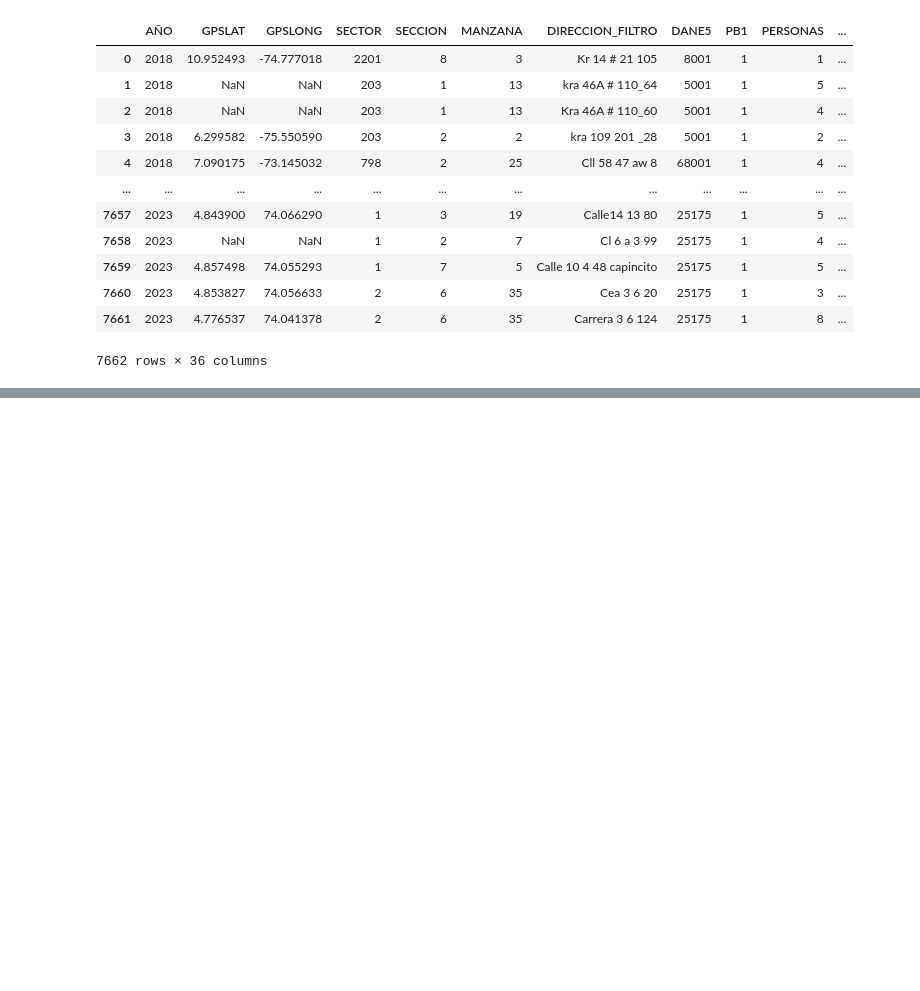
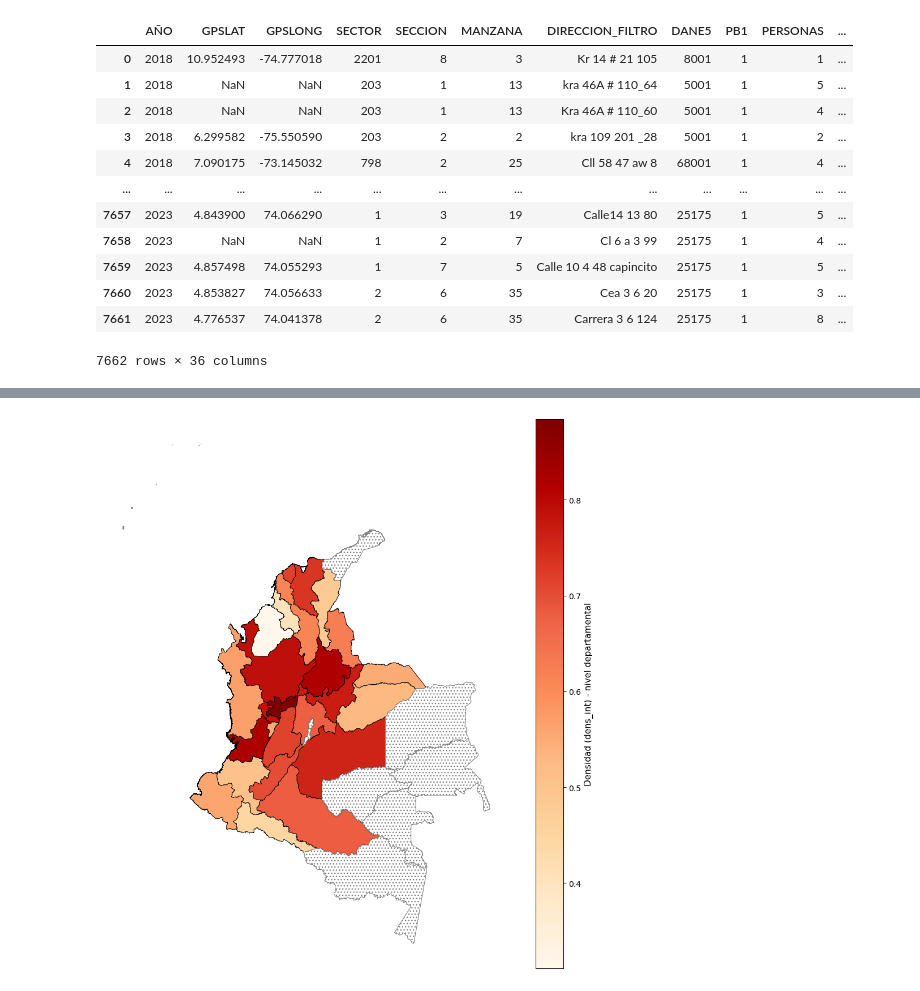
Before and after one commit to Contrerasjosed1/Proyecto_analytics, a Jupyter notebook: notebooks/01_exploracion.ipynb, the cells around one changed output, grey strips where cells are left out. Cells and saved outputs as stored; diff of their text form; code cells hidden in the pictures; blank space fills up the shorter version.

```diff
--- a/notebooks/01_exploracion.ipynb
+++ b/notebooks/01_exploracion.ipynb
@@ -551,0 +505,62 @@ plt.show()
+# %%
+
+# --- 1) Cargar shapes ---
+gdf_mpio = gpd.read_file("../Geografia Colombia/gadm41_COL_shp/gadm41_COL_2.shp")  # municipios
+gdf_dpto = gpd.read_file("../Geografia Colombia/gadm41_COL_shp/gadm41_COL_1.shp")  # departamentos
+
+df_tmp = df_data_1.copy()
+df_tmp["Nombre Departamento_norm"] = df_tmp["Nombre Departamento"].str.upper().str.normalize("NFKD").str.encode("ascii","ignore").str.decode("utf-8")
+gdf_dpto["NAME_1_norm"] = gdf_dpto["NAME_1"].str.upper().str.normalize("NFKD").str.encode("ascii","ignore").str.decode("utf-8")
+
+df_dpto = (
+    df_tmp.groupby("Nombre Departamento_norm", as_index=False)
+          .agg(dens_int=("dens_int", "mean"),  # <-- ajusta aquí si quieres otra función
+               n_mpios=("MUNICIPIO_NOMBRE", "nunique"))
+)
+
+gdf_dpto_join = gdf_dpto.merge(
+    df_dpto,
+    left_on="NAME_1_norm",
+    right_on="Nombre Departamento_norm",
+    how="left"
+)
+
+# --- 4) Plot: hatch de fondo + coropleta por departamento ---
+fig, ax = plt.subplots(figsize=(10, 10))
+
+# Fondo con hachurado
+gdf_country = gdf_dpto  # contorno Colombia
+gdf_country.plot(
+    ax=ax,
+    facecolor="none",
+    edgecolor="grey",
+    hatch="///",
+    alpha=1,
+    linewidth=0.7
+)
+
+# Coropleta departamental por dens_int
+gdf_dpto_join.plot(
+    ax=ax,
+    column="dens_int",
+    cmap="OrRd",
+    edgecolor="black",
+    linewidth=0.6,
+    legend=True,
+    legend_kwds={"label": "Densidad (dens_int) - nivel departamental", "orientation": "vertical"},
+    missing_kwds={
+        "color": "white",
+        "edgecolor": "grey",
+        "hatch": "...",
+        "label": "Sin dato"
+    }
+)
+
+# Trazar límites municipales muy finos por contexto (opcional)
+# gdf_mpio.boundary.plot(ax=ax, color="lightgrey", linewidth=0.2)
+
+ax.set_axis_off()
+plt.tight_layout()
+plt.show()
+# %% [output]
+[figure, added]
```
Also changed, not shown: parts of 11 cells of this notebook.
